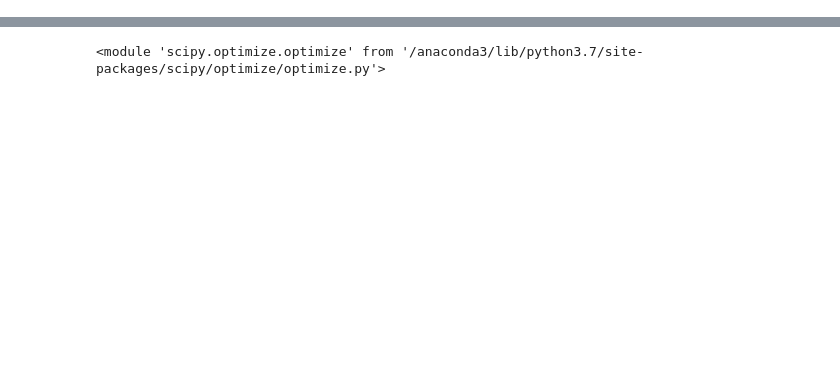
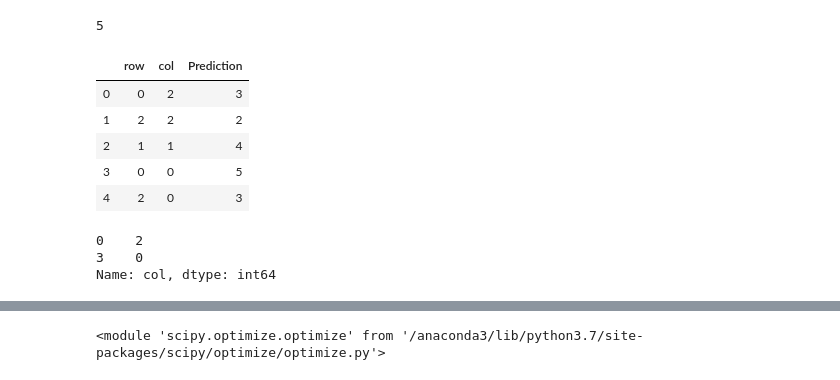
Before and after one commit to AndreasOpedal/cilsg, a Jupyter notebook: mian/gaussian_plsa.ipynb, the cells around one changed output, grey strips where cells are left out. Drawn from its saved outputs; the diff is of its cells as text; code cells hidden in the pictures; blank space fills up the shorter version.

```diff
--- a/mian/gaussian_plsa.ipynb
+++ b/mian/gaussian_plsa.ipynb
@@ -31,0 +38,23 @@ test
+# %%
+A = np.ones((3,1, 3))
+fold_1.iloc[1]['Prediction']
+# %% [output]
+5
+# %%
+test = np.array([[5, 1, 3], [4, 4, 4], [3, 5, 2]])
+ratings = pd.DataFrame(data=[[0, 2, 3], [2, 2, 2], [1, 1, 4], [0,  0, 5], [2, 0, 3]], columns=['row', 'col', 'Prediction'])
+ratings
+# %% [output]
+|  | row | col | Prediction |
+| 0 | 0 | 2 | 3 |
+| 1 | 2 | 2 | 2 |
+| 2 | 1 | 1 | 4 |
+| 3 | 0 | 0 | 5 |
+| 4 | 2 | 0 | 3 |
+# %%
+idx = ratings[ratings['row']==0]['col']
+idx
+# %% [output]
+0    2
+3    0
+Name: col, dtype: int64
```
Also changed, not shown: parts of 15 cells of this notebook.
